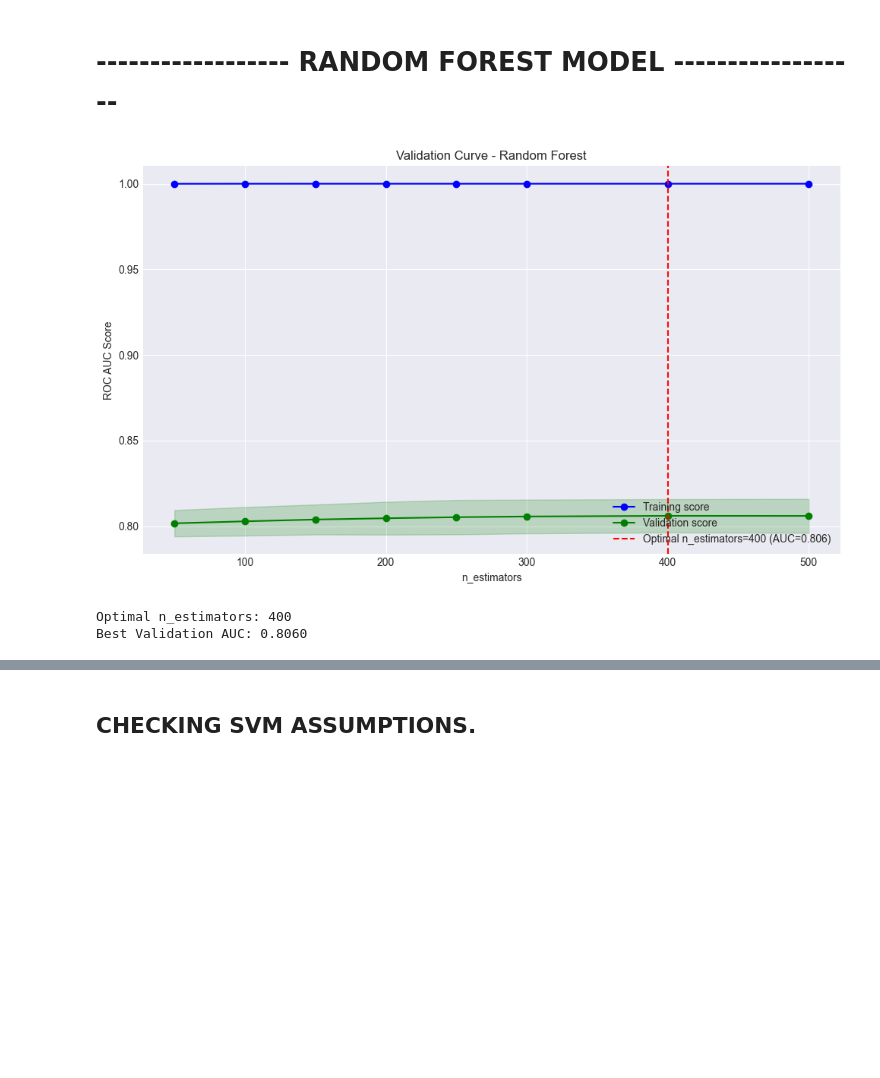
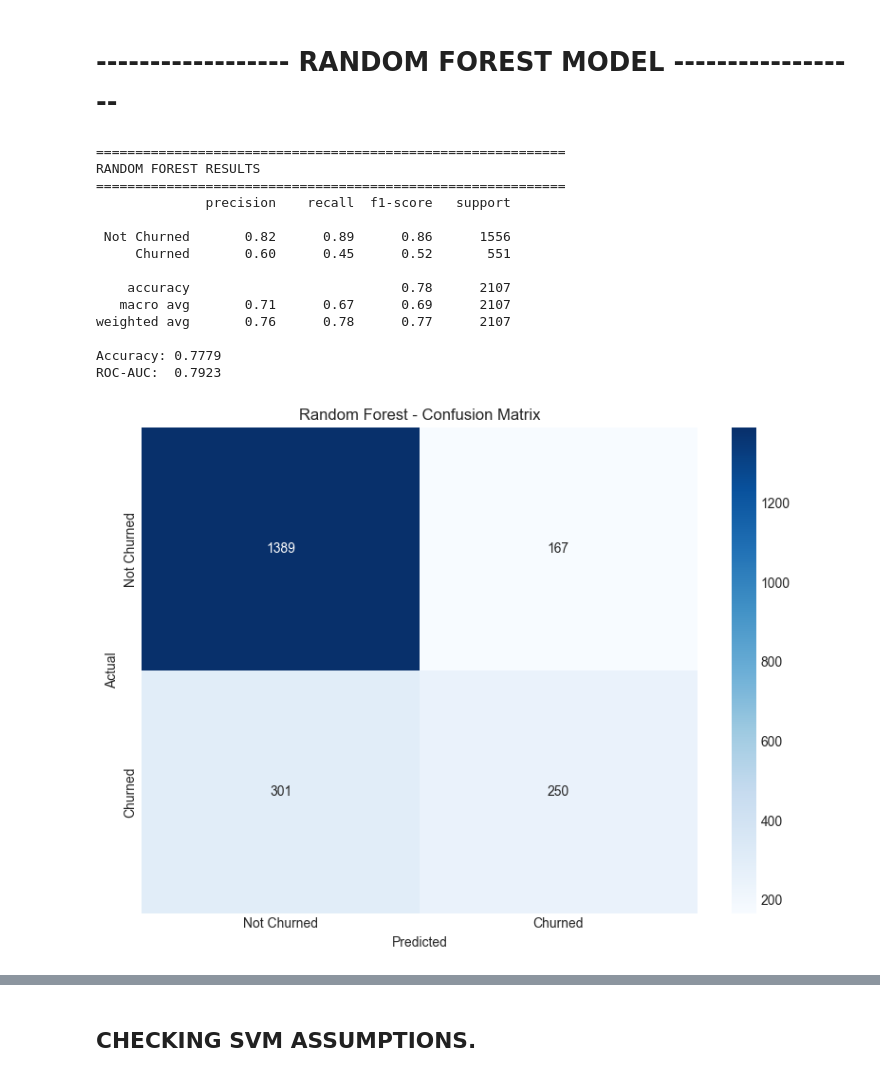
Before and after one commit to arnenyeck06/keystonedata-customer-clv-project, a Jupyter notebook: notebooks/Customer_churn_analysis.ipynb, the cells around one changed output, grey strips where cells are left out. Drawn from its saved outputs; the diff is of its cells as text; code cells hidden in the pictures; blank space fills up the shorter version.

```diff
--- a/notebooks/Customer_churn_analysis.ipynb
+++ b/notebooks/Customer_churn_analysis.ipynb
@@ -427,9 +478,53 @@ Best Validation AUC: 0.8478
 # %% [markdown]
 # ------------------ RANDOM FOREST MODEL ------------------ #
 # %%
-from sklearn.model_selection import validation_curve
+# Features & Target
+rfX = df.drop('churn', axis=1).select_dtypes(include=np.number)
+rfy = df['churn']
 
-# Validation curve for Random Forest
+# Train-Test Split
+rfX_train, rfX_test, rfy_train, rfy_test = train_test_split(
+    rfX, rfy, test_size=0.3, random_state=42
+)
+
+# Train Model
+forest = RandomForestClassifier(
+    n_estimators=300,
+    max_depth=None,
+    random_state=42,
+    n_jobs=-1
+)
+forest.fit(rfX_train, rfy_train)
+
+# Predictions
+rfy_pred       = forest.predict(rfX_test)
+rfy_pred_proba = forest.predict_proba(rfX_test)[:, 1]
+
+# Metrics
+print("\n" + "="*60)
+print("RANDOM FOREST RESULTS")
+print("="*60)
+print(classification_report(rfy_test, rfy_pred, target_names=['Not Churned', 'Churned']))
+print(f"Accuracy: {accuracy_score(rfy_test, rfy_pred):.4f}")
+print(f"ROC-AUC:  {roc_auc_score(rfy_test, rfy_pred_proba):.4f}")
+
+# Confusion Matrix
+plt.style.use('seaborn-v0_8-darkgrid')
+fig, ax = plt.subplots(figsize=(8, 6))
+
+cm = confusion_matrix(rfy_test, rfy_pred)
+sns.heatmap(cm, annot=True, fmt='d', cmap='Blues',
+            xticklabels=['Not Churned', 'Churned'],
+            yticklabels=['Not Churned', 'Churned'],
+            ax=ax)
+
+ax.set_xlabel('Predicted')
+ax.set_ylabel('Actual')
+ax.set_title('Random Forest - Confusion Matrix')
+plt.tight_layout()
+plt.show()
+
+# Validation Curve
 param_range = [50, 100, 150, 200, 250, 300, 400, 500]
 
 train_scores, val_scores = validation_curve(
@@ -442,42 +537,51 @@ train_scores, val_scores = validation_curve(
     n_jobs=-1
 )
 
-# Means and stds
 train_mean = np.mean(train_scores, axis=1)
-train_std = np.std(train_scores, axis=1)
-val_mean = np.mean(val_scores, axis=1)
-val_std = np.std(val_scores, axis=1)
+train_std  = np.std(train_scores, axis=1)
+val_mean   = np.mean(val_scores, axis=1)
+val_std    = np.std(val_scores, axis=1)
 
-# Best param
 best_idx = np.argmax(val_mean)
-best_n = param_range[best_idx]
+best_n   = param_range[best_idx]
 best_auc = val_mean[best_idx]
 
-# Plot
 plt.style.use('seaborn-v0_8-darkgrid')
 fig, ax = plt.subplots(figsize=(10, 6))
 
 ax.plot(param_range, train_mean, 'b-o', label='Training score')
 ax.fill_between(param_range, train_mean - train_std,
                 train_mean + train_std, alpha=0.2, color='blue')
 
 ax.plot(param_range, val_mean, 'g-o', label='Validation score')
 ax.fill_between(param_range, val_mean - val_std,
                 val_mean + val_std, alpha=0.2, color='green')
 
 ax.axvline(x=best_n, color='red', linestyle='--',
            label=f'Optimal n_estimators={best_n} (AUC={best_auc:.3f})')
 
 ax.set_title('Validation Curve - Random Forest')
 ax.set_xlabel('n_estimators')
 ax.set_ylabel('ROC AUC Score')
 ax.legend(loc='lower right')
 plt.tight_layout()
 plt.show()
 
 print(f"Optimal n_estimators: {best_n}")
-print(f"Best Validation AUC: {best_auc:.4f}")
+print(f"Best Validation AUC:  {best_auc:.4f}")
 # %% [output]
+============================================================
+RANDOM FOREST RESULTS
+============================================================
+              precision    recall  f1-score   support
+
+ Not Churned       0.82      0.89      0.86      1556
+     Churned       0.60      0.45      0.52       551
+
+    accuracy                           0.78      2107
+   macro avg       0.71      0.67      0.69      2107
+weighted avg       0.76      0.78      0.77      2107
+
+Accuracy: 0.7779
+ROC-AUC:  0.7923
-[figure, old version]
+[figure, new version]
-Optimal n_estimators: 400
-Best Validation AUC: 0.8060
```
Also changed, not shown: parts of 13 cells of this notebook.
